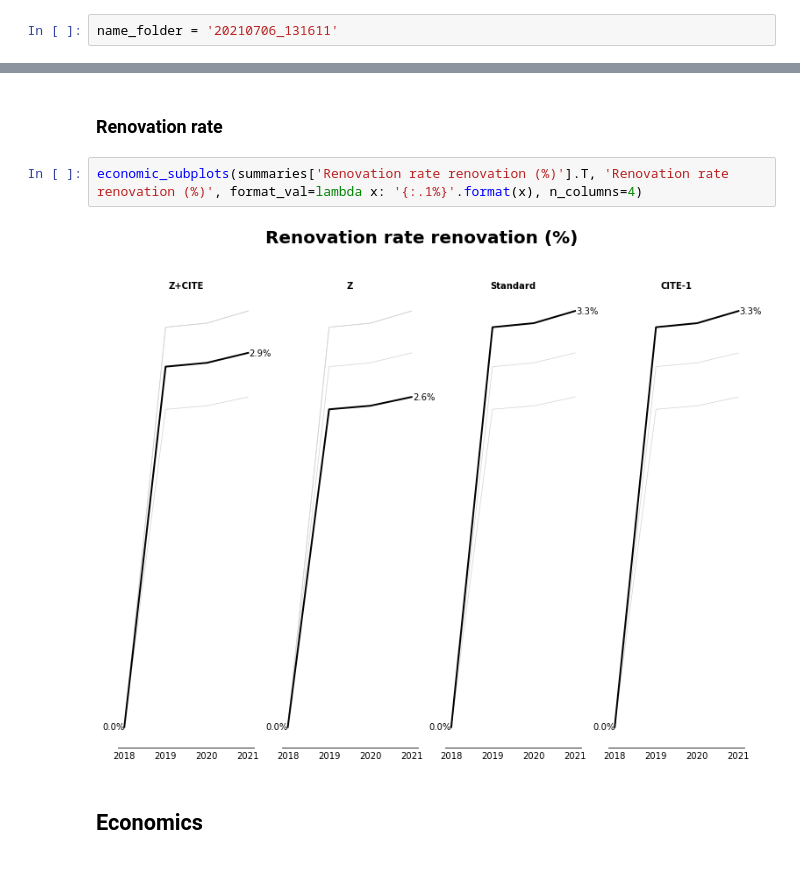
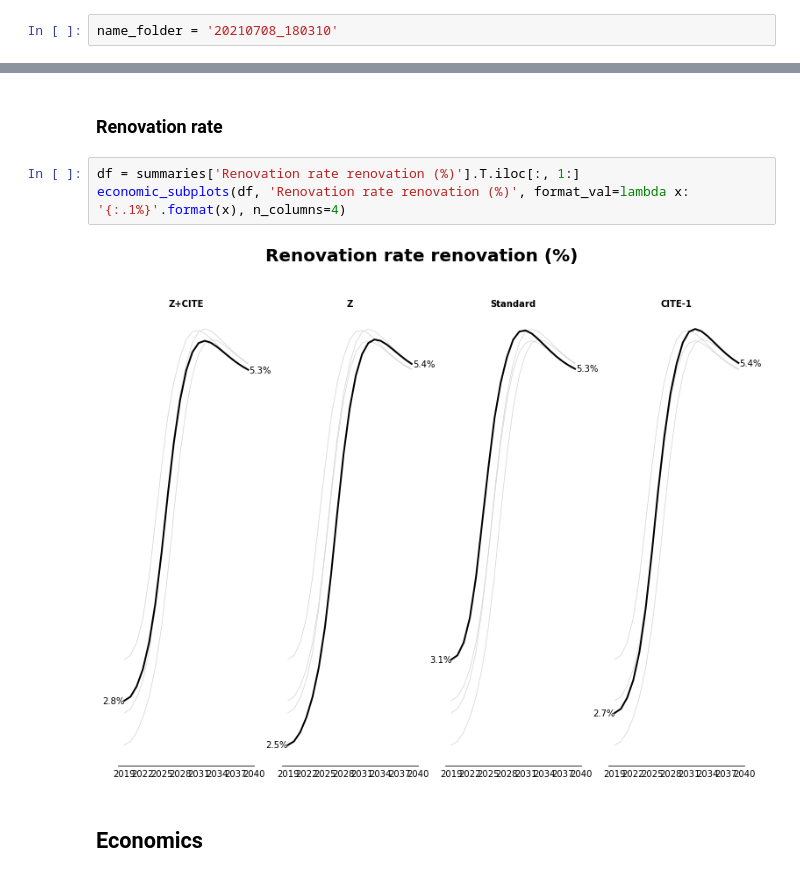
Before and after one commit to CIRED/Res-IRF, a Jupyter notebook: project/assessment_policies.ipynb, the cells around one changed output, grey strips where cells are left out. Drawn from its saved outputs; the diff is of its cells as text.

```diff
--- a/project/assessment_policies.ipynb
+++ b/project/assessment_policies.ipynb
@@ -102,7 +102,7 @@ import numpy as np
 # %% [markdown]
 ## User need to enter folder's name:
 # %%
-name_folder = '20210706_131611'
+name_folder = '20210708_180310'
 # %%
 folder_output = os.path.join(os.getcwd(), 'project', 'output', name_folder)
 scenarios = [f for f in os.listdir(folder_output) if f != 'log.txt']
@@ -159,9 +173,10 @@ economic_subplots(summaries['Flow transition renovation'].T, 'Flow transition re
 # %% [markdown]
 ### Renovation rate
 # %%
-economic_subplots(summaries['Renovation rate renovation (%)'].T, 'Renovation rate renovation (%)', format_val=lambda x: '{:.1%}'.format(x), n_columns=4)
+df = summaries['Renovation rate renovation (%)'].T.iloc[:, 1:]
+economic_subplots(df, 'Renovation rate renovation (%)', format_val=lambda x: '{:.1%}'.format(x), n_columns=4)
 # %% [output]
-[figure, old version]
+[figure, new version]
 # %% [markdown]
 ## Economics
 # %% [markdown]
```
Also changed, not shown: parts of 33 cells of this notebook, 18 other files.
